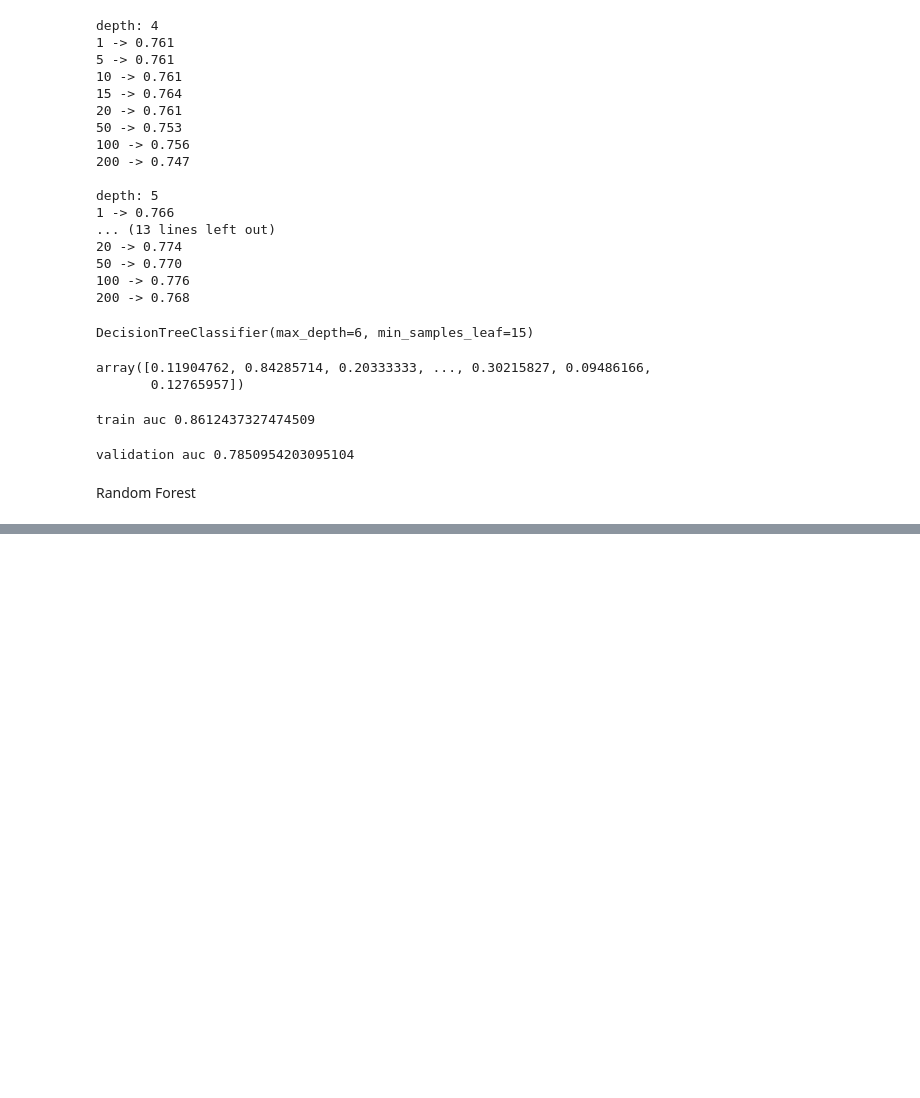
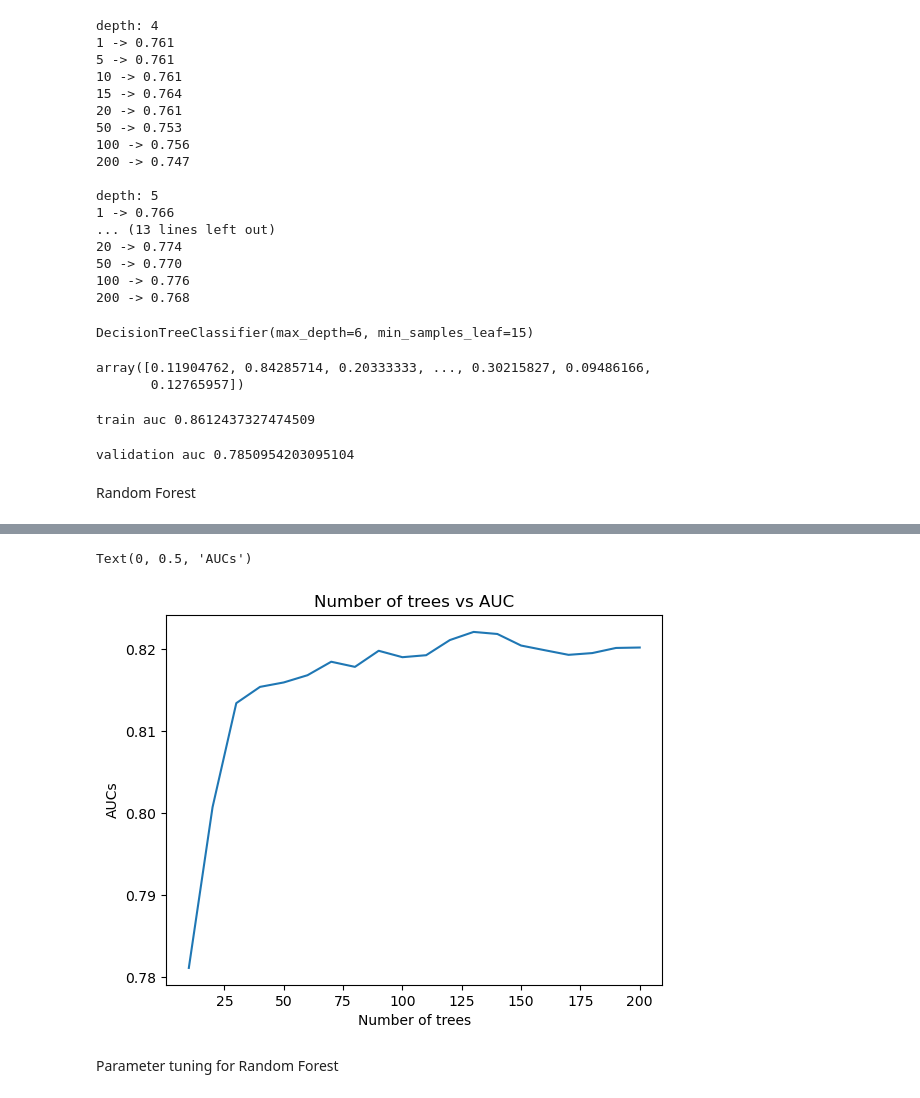
Before and after one commit to CruiseDevice/Credit-Risk-Scoring-using-Decision-Trees-and-Ensemble-Learning, a Jupyter notebook: credit-risk.ipynb, the cells around one changed output, grey strips where cells are left out. Drawn from its saved outputs; the diff is of its cells as text; code cells hidden in the pictures; blank space fills up the shorter version.

Commit message:
Parameter tuning in Random Forest

```diff
--- a/credit-risk.ipynb
+++ b/credit-risk.ipynb
@@ -466,0 +507,3 @@ Random Forest
+# %%
+rf = RandomForestClassifier(n_estimators=10, random_state=3)
+rf.fit(X_train, y_train)
@@ -466,0 +512,3 @@ Random Forest
+# %%
+y_pred = rf.predict_proba(X_val)[:, 1]
+roc_auc_score(y_val, y_pred)
@@ -466,0 +517,10 @@ Random Forest
+# %%
+aucs = []
+# %%
+for i in range(10, 201, 10):
+    rf = RandomForestClassifier(n_estimators=i, random_state=3)
+    rf.fit(X_train, y_train)
+    y_pred = rf.predict_proba(X_val)[:, 1]
+    auc = roc_auc_score(y_val, y_pred)
+    print(f'{i} -> {auc}')
+    aucs.append(auc)
@@ -466,0 +548,10 @@ Random Forest
+# %%
+plt.plot(range(10, 201, 10), aucs)
+plt.title('Number of trees vs AUC')
+plt.xlabel('Number of trees')
+plt.ylabel('AUCs')
+# %% [output]
+Text(0, 0.5, 'AUCs')
+[figure, added]
+# %% [markdown]
+Parameter tuning for Random Forest
```
Also changed, not shown: parts of 19 cells of this notebook.
